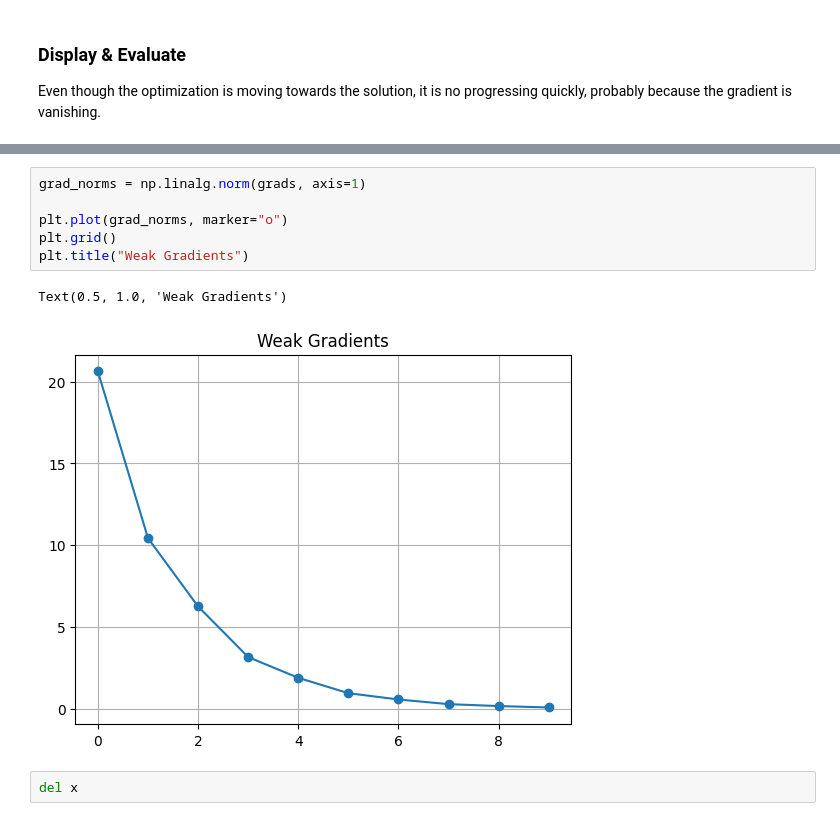
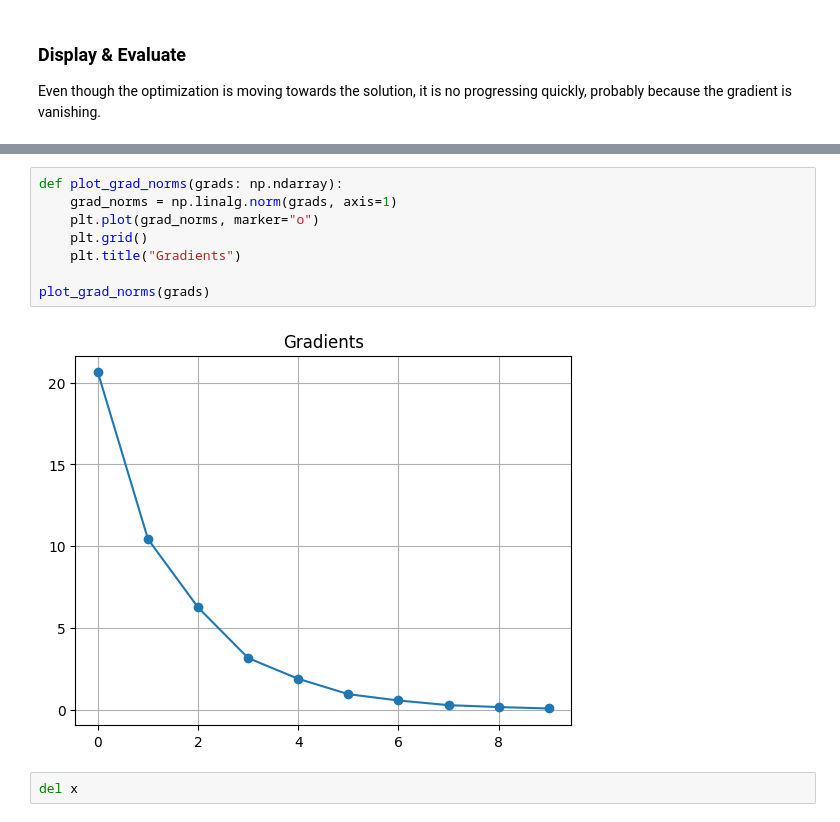
Before and after one commit to tomasruizt/Code-Along, a Jupyter notebook: papers/Solving Linear Systems.ipynb, the cells around one changed output, grey strips where cells are left out. Cells and saved outputs as stored; diff of their text form.

```diff
--- a/papers/Solving Linear Systems.ipynb
+++ b/papers/Solving Linear Systems.ipynb
@@ -114,14 +117,15 @@ plt.show()
 # %% [output]
 [figure]
 # %%
-grad_norms = np.linalg.norm(grads, axis=1)
+def plot_grad_norms(grads: np.ndarray):
+    grad_norms = np.linalg.norm(grads, axis=1)
+    plt.plot(grad_norms, marker="o")
+    plt.grid()
+    plt.title("Gradients")
 
-plt.plot(grad_norms, marker="o")
-plt.grid()
-plt.title("Weak Gradients")
+plot_grad_norms(grads)
 # %% [output]
-Text(0.5, 1.0, 'Weak Gradients')
-[figure, old version]
+[figure, new version]
 # %%
 del x
 # %% [markdown]
```
Also changed, not shown: parts of 8 cells of this notebook.
